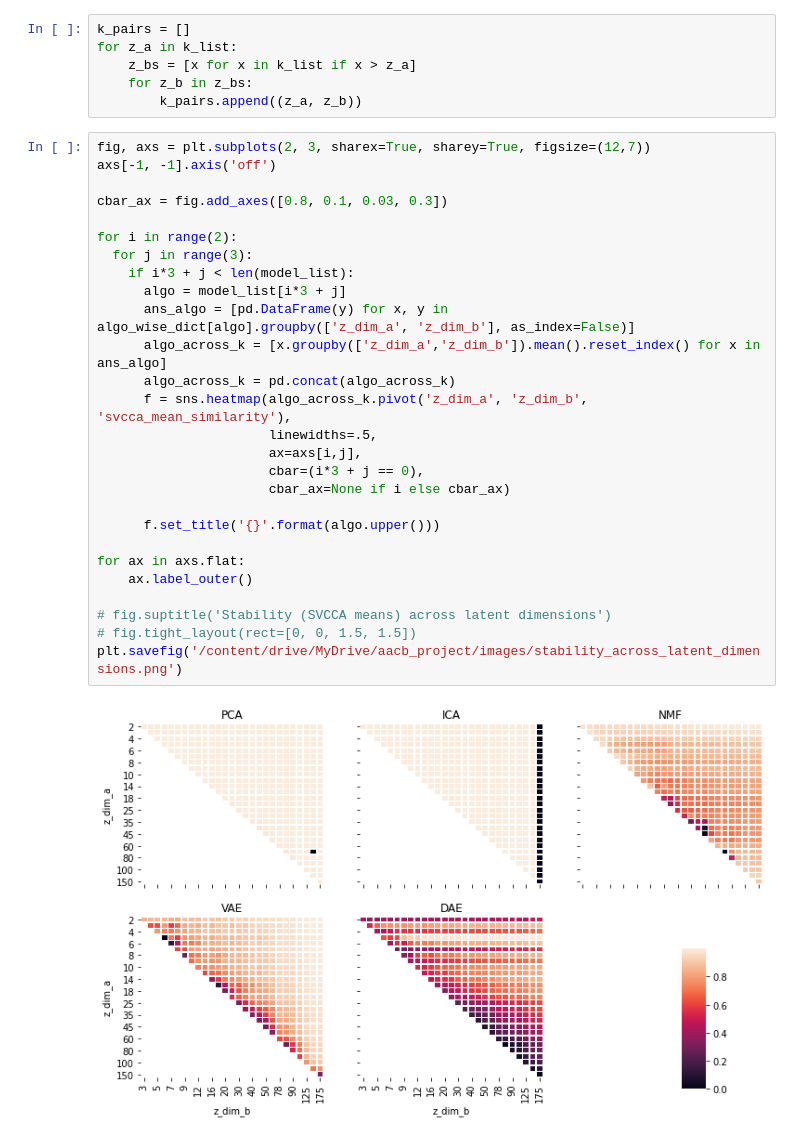
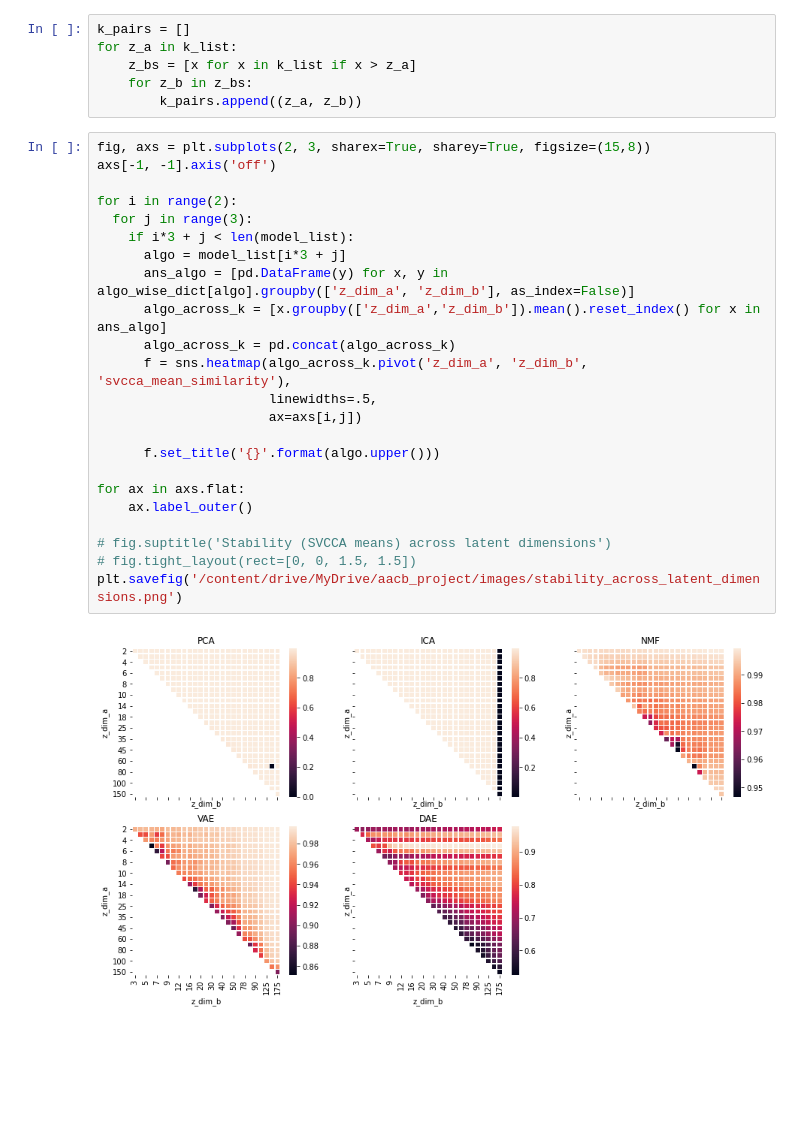
Before and after one commit to sowmyamanojna/PCOS-Gene-Expression-Data-Analysis, a Jupyter notebook: codes/stability/analyse_stability_across_z.ipynb, the cells around one changed output. Saved outputs shown, nothing was run; the diff lists cells and outputs as text; blank space fills up the shorter version.

Commit message:
slight update to stability figures

```diff
--- a/codes/stability/analyse_stability_across_z.ipynb
+++ b/codes/stability/analyse_stability_across_z.ipynb
@@ -278,31 +280,27 @@ for z_a in k_list:
     for z_b in z_bs:
         k_pairs.append((z_a, z_b))
 # %%
-fig, axs = plt.subplots(2, 3, sharex=True, sharey=True, figsize=(12,7))
+fig, axs = plt.subplots(2, 3, sharex=True, sharey=True, figsize=(15,8))
 axs[-1, -1].axis('off')
-
-cbar_ax = fig.add_axes([0.8, 0.1, 0.03, 0.3])
 
 for i in range(2):
   for j in range(3):
     if i*3 + j < len(model_list):
       algo = model_list[i*3 + j]
       ans_algo = [pd.DataFrame(y) for x, y in algo_wise_dict[algo].groupby(['z_dim_a', 'z_dim_b'], as_index=False)]
       algo_across_k = [x.groupby(['z_dim_a','z_dim_b']).mean().reset_index() for x in ans_algo]
       algo_across_k = pd.concat(algo_across_k)
       f = sns.heatmap(algo_across_k.pivot('z_dim_a', 'z_dim_b', 'svcca_mean_similarity'),
                       linewidths=.5,
-                      ax=axs[i,j],
-                      cbar=(i*3 + j == 0),
-                      cbar_ax=None if i else cbar_ax)
+                      ax=axs[i,j])
 
       f.set_title('{}'.format(algo.upper()))
 
 for ax in axs.flat:
     ax.label_outer()
 
 # fig.suptitle('Stability (SVCCA means) across latent dimensions')
 # fig.tight_layout(rect=[0, 0, 1.5, 1.5])
 plt.savefig('/content/drive/MyDrive/aacb_project/images/stability_across_latent_dimensions.png')
 # %% [output]
-[figure, old version]
+[figure, new version]
```
Also changed, not shown: parts of 2 cells of this notebook, 2 other files.
